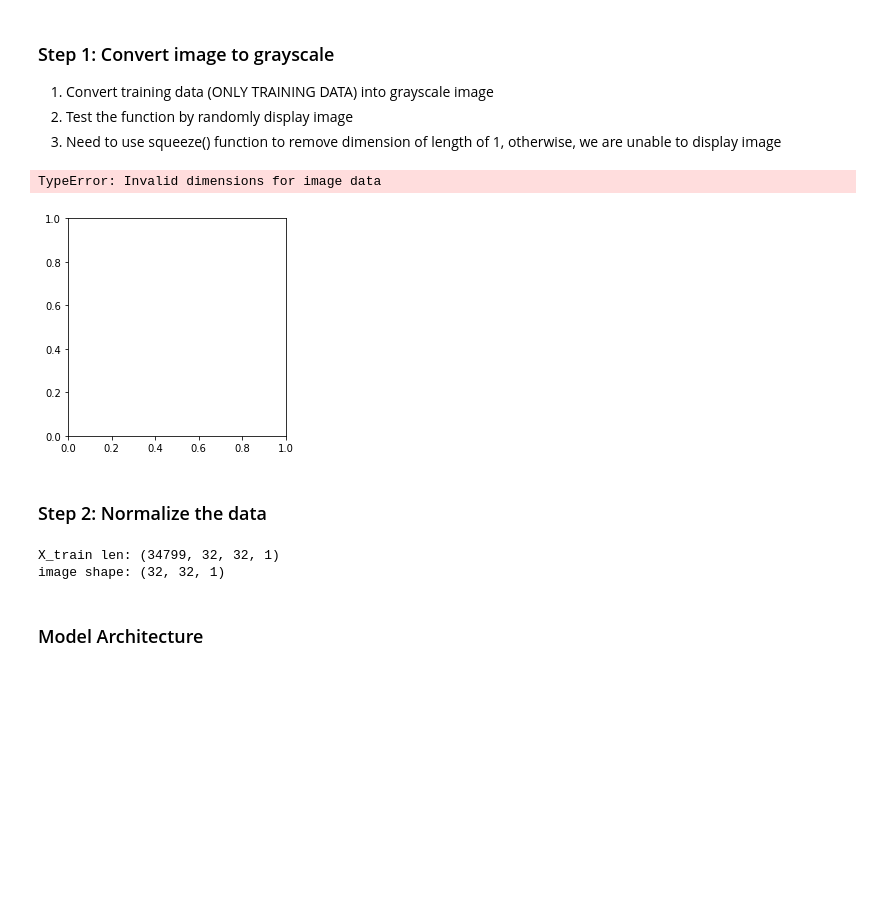
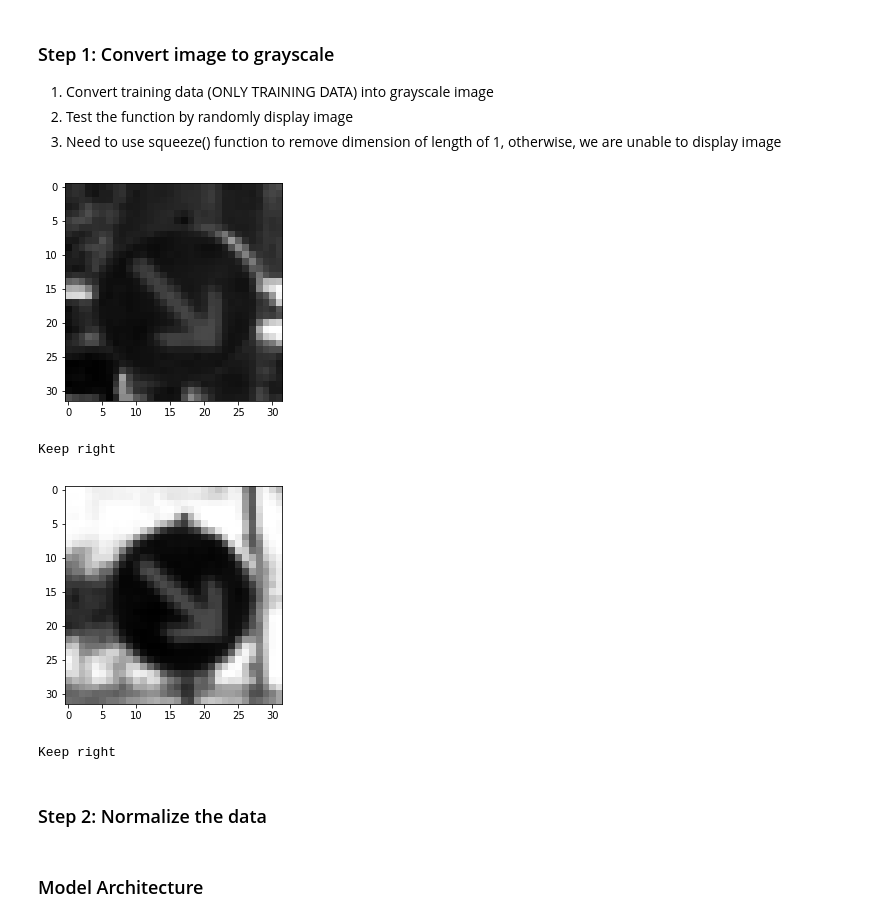
Before and after one commit to dmsehuang/CarND-Traffic-Sign-Classifier, a Jupyter notebook: Traffic_Sign_Classifier.ipynb, the cells around one changed output. Saved outputs shown, nothing was run; the diff lists cells and outputs as text; code cells hidden in the pictures; blank space fills up the shorter version.

```diff
--- a/Traffic_Sign_Classifier.ipynb
+++ b/Traffic_Sign_Classifier.ipynb
@@ -172,34 +160,29 @@ Use the code cell (or multiple code cells, if necessary) to implement the first
 # %%
 import cv2
 import numpy as np
 
 def grayscale(X_train):
     '''Convert an image to grayscale image'''
     n = len(X_train)
     h = X_train[0].shape[0]
     w = X_train[0].shape[1]
     X_train_gray = np.zeros((n, h, w, 1))
     for i in range(n):
         image = cv2.cvtColor(X_train[i], cv2.COLOR_BGR2GRAY)
         image = np.reshape(image, (h, w, 1))
         X_train_gray[i] = image
     return X_train_gray
 
 # Display grayscale image
 X_train = grayscale(X_train)
+X_valid = grayscale(X_valid)
+X_test = grayscale(X_test)
 
-display_image_randomly(X_train, y_train, 5)
+display_image_randomly(X_train, y_train, 2)
 # %% [output]
+[figure, new version]
-TypeError: Invalid dimensions for image data
+Keep right
-[figure, old version]
+[figure, added]
+Keep right
 # %% [markdown]
 ### Step 2: Normalize the data
-# %%
-print("X_train len:", X_train.shape)
-print("image shape:", X_train[0].shape)
-
-# Step 2: Normalize the data
-#X_train = (X_train - 128.0) / 128.0
-# %% [output]
-X_train len: (34799, 32, 32, 1)
-image shape: (32, 32, 1)
```
Also changed, not shown: parts of 4 cells of this notebook.
